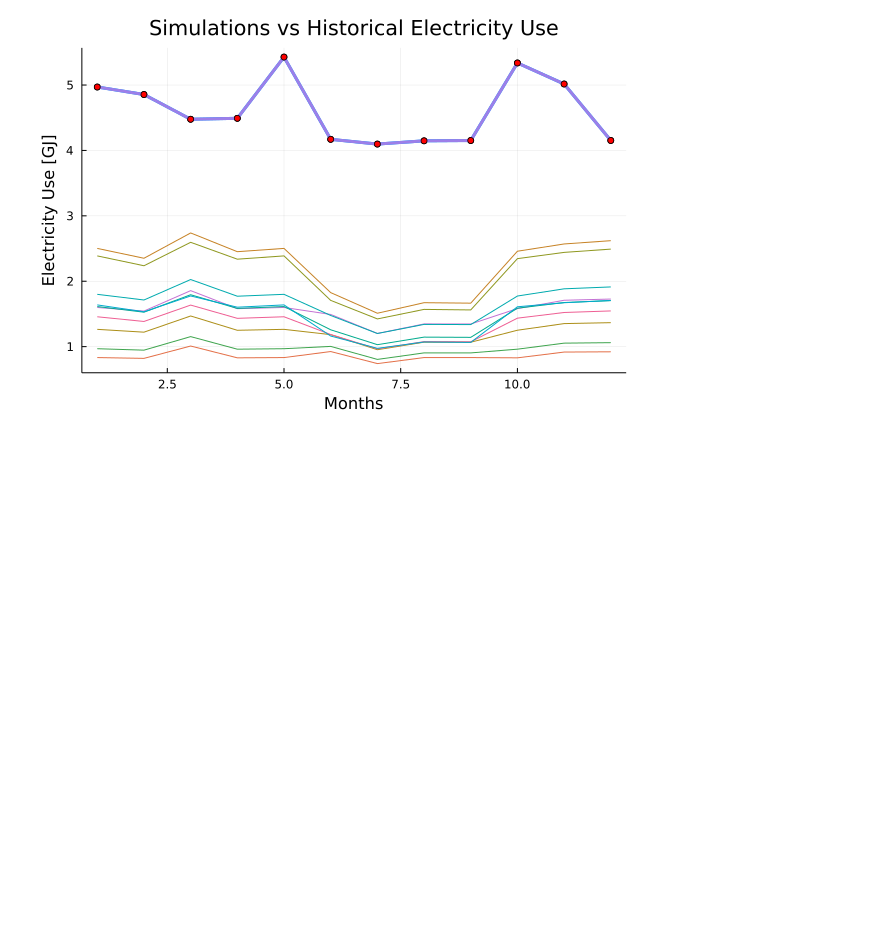
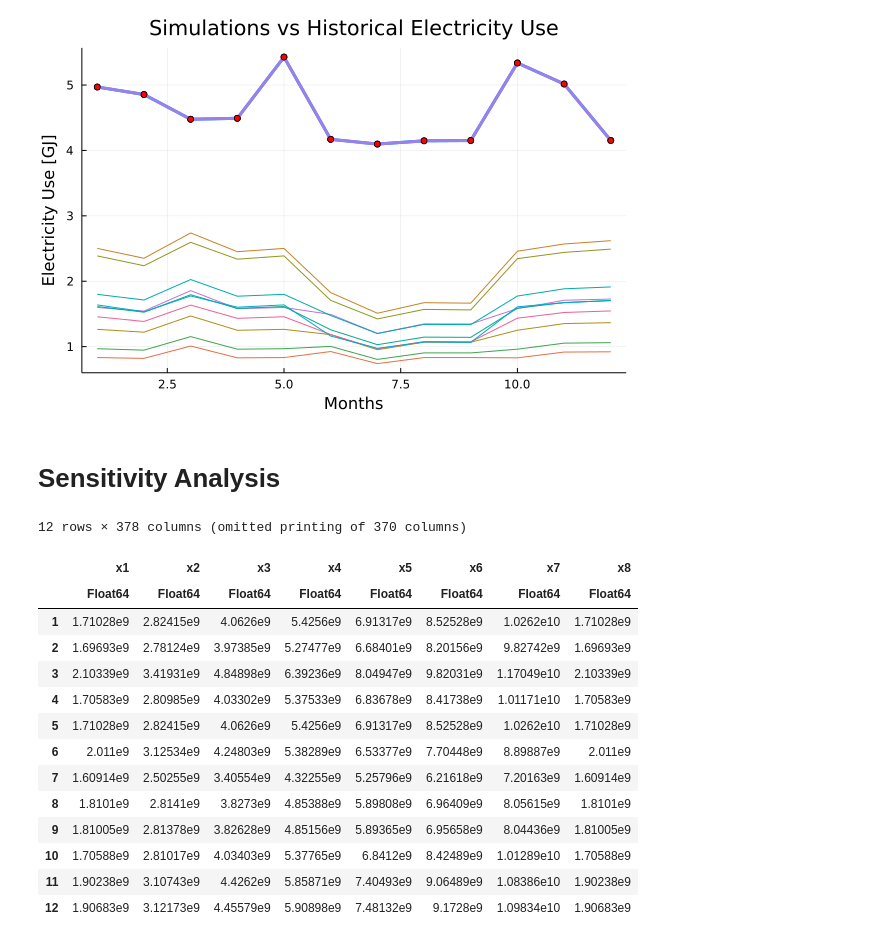
Before and after one commit to juliet29/fp_cs361, a Jupyter notebook: notebooks/compare_sim2_0524.ipynb, the cells around one changed output. Saved outputs shown, nothing was run; the diff lists cells and outputs as text; code cells hidden in the pictures; blank space fills up the shorter version.

Commit message:
sens analysis dgsm

```diff
--- a/notebooks/compare_sim2_0524.ipynb
+++ b/notebooks/compare_sim2_0524.ipynb
@@ -159,3 +159,24 @@ markershape= :circle, markercolor= :red, markersize=4,
 label="historical", title="Simulations vs Historical Electricity Use", xlabel="Months", ylabel="Electricity Use [GJ]")
 # %% [output]
 [figure]
+# %% [markdown]
+# Sensitivity Analysis
+# %%
+sim_data_path = "/Users/julietnwagwuume-ezeoke/My Drive/CS361_Optim/_fp_cs361/sim_data/0525_batch_00_01.csv"
+sim_data = DataFrame(CSV.File(sim_data_path; drop=[1]))
+# %% [output]
+12 rows × 378 columns (omitted printing of 370 columns)
+|  | x1 | x2 | x3 | x4 | x5 | x6 | x7 | x8 |
+|  | Float64 | Float64 | Float64 | Float64 | Float64 | Float64 | Float64 | Float64 |
+| 1 | 1.71028e9 | 2.82415e9 | 4.0626e9 | 5.4256e9 | 6.91317e9 | 8.52528e9 | 1.0262e10 | 1.71028e9 |
+| 2 | 1.69693e9 | 2.78124e9 | 3.97385e9 | 5.27477e9 | 6.68401e9 | 8.20156e9 | 9.82742e9 | 1.69693e9 |
+| 3 | 2.10339e9 | 3.41931e9 | 4.84898e9 | 6.39236e9 | 8.04947e9 | 9.82031e9 | 1.17049e10 | 2.10339e9 |
+| 4 | 1.70583e9 | 2.80985e9 | 4.03302e9 | 5.37533e9 | 6.83678e9 | 8.41738e9 | 1.01171e10 | 1.70583e9 |
+| 5 | 1.71028e9 | 2.82415e9 | 4.0626e9 | 5.4256e9 | 6.91317e9 | 8.52528e9 | 1.0262e10 | 1.71028e9 |
+| 6 | 2.011e9 | 3.12534e9 | 4.24803e9 | 5.38289e9 | 6.53377e9 | 7.70448e9 | 8.89887e9 | 2.011e9 |
+| 7 | 1.60914e9 | 2.50255e9 | 3.40554e9 | 4.32255e9 | 5.25796e9 | 6.21618e9 | 7.20163e9 | 1.60914e9 |
+| 8 | 1.8101e9 | 2.8141e9 | 3.8273e9 | 4.85388e9 | 5.89808e9 | 6.96409e9 | 8.05615e9 | 1.8101e9 |
+| 9 | 1.81005e9 | 2.81378e9 | 3.82628e9 | 4.85156e9 | 5.89365e9 | 6.95658e9 | 8.04436e9 | 1.81005e9 |
+| 10 | 1.70588e9 | 2.81017e9 | 4.03403e9 | 5.37765e9 | 6.8412e9 | 8.42489e9 | 1.01289e10 | 1.70588e9 |
+| 11 | 1.90238e9 | 3.10743e9 | 4.4262e9 | 5.85871e9 | 7.40493e9 | 9.06489e9 | 1.08386e10 | 1.90238e9 |
+| 12 | 1.90683e9 | 3.12173e9 | 4.45579e9 | 5.90898e9 | 7.48132e9 | 9.1728e9 | 1.09834e10 | 1.90683e9 |
```
Also changed, not shown: parts of 4 cells of this notebook, 6 other files.
